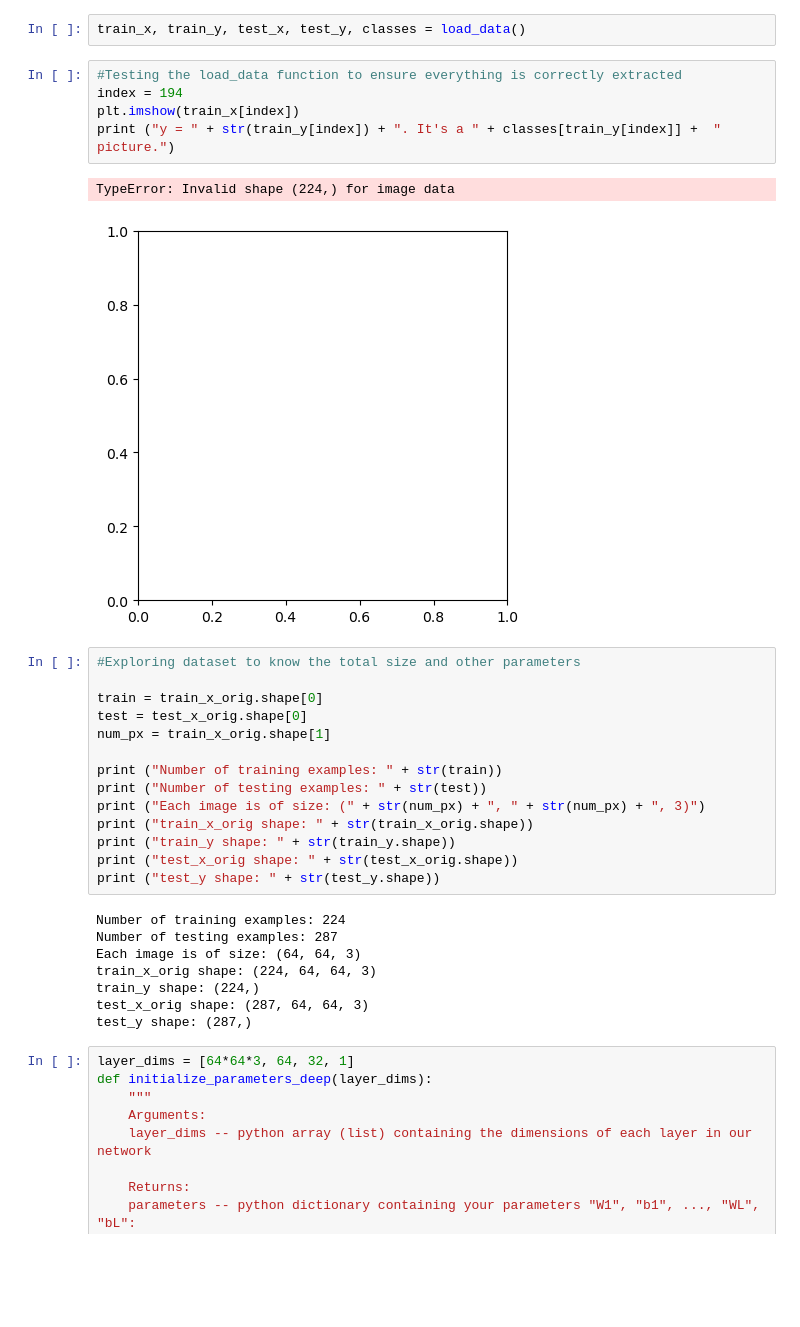
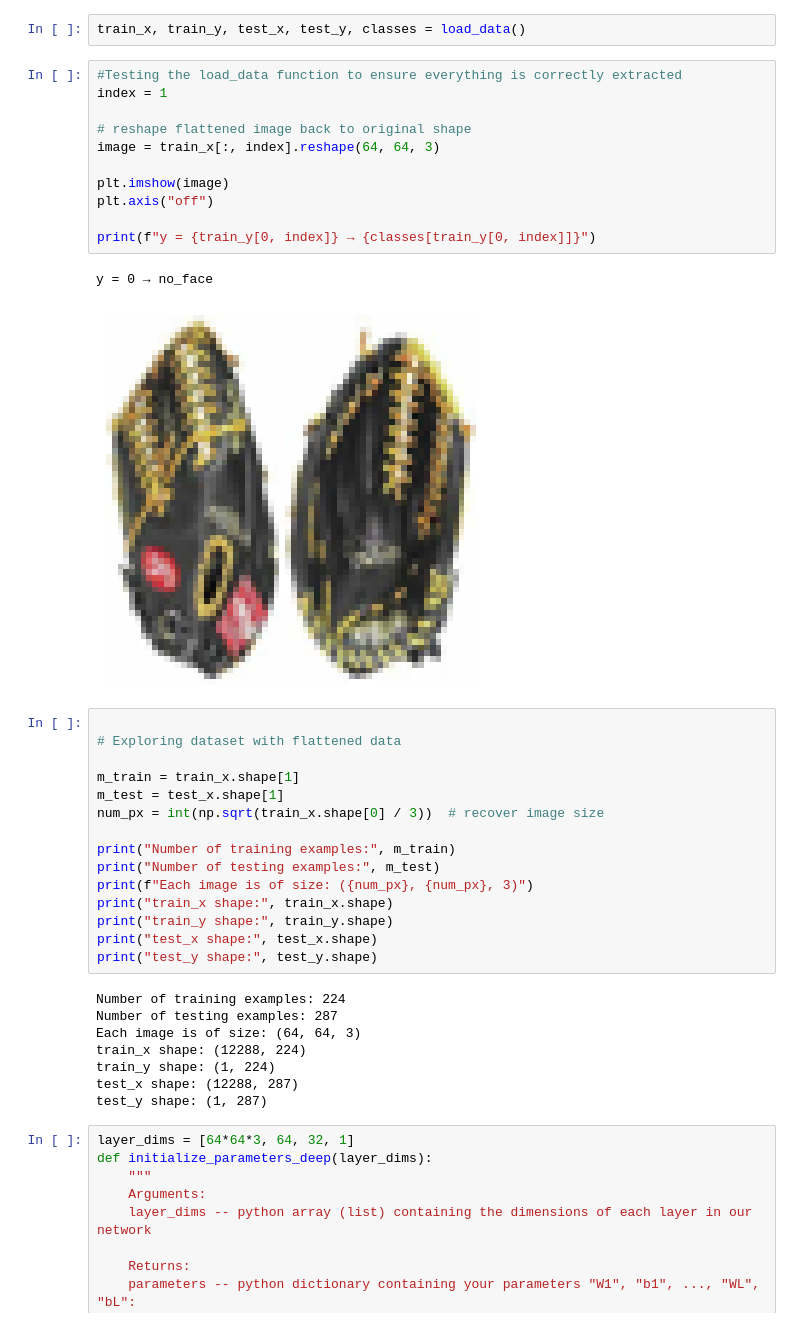
Before and after one commit to theresegatsing/Face-Detection, a Jupyter notebook: Untitled.ipynb, the cells around one changed output. Saved outputs shown, nothing was run; the diff lists cells and outputs as text; blank space fills up the shorter version.

```diff
--- a/Untitled.ipynb
+++ b/Untitled.ipynb
@@ -56,34 +56,41 @@ def load_data(data_dir="dataset", img_size=(64, 64)):
 train_x, train_y, test_x, test_y, classes = load_data()
 # %%
 #Testing the load_data function to ensure everything is correctly extracted
-index = 194
-plt.imshow(train_x[index])
-print ("y = " + str(train_y[index]) + ". It's a " + classes[train_y[index]] +  " picture.")
+index = 1
+
+# reshape flattened image back to original shape
+image = train_x[:, index].reshape(64, 64, 3)
+
+plt.imshow(image)
+plt.axis("off")
+
+print(f"y = {train_y[0, index]} → {classes[train_y[0, index]]}")
 # %% [output]
-TypeError: Invalid shape (224,) for image data
+y = 0 → no_face
-[figure, old version]
+[figure, new version]
 # %%
-#Exploring dataset to know the total size and other parameters
 
-train = train_x_orig.shape[0]
-test = test_x_orig.shape[0]
-num_px = train_x_orig.shape[1]
+# Exploring dataset with flattened data
 
-print ("Number of training examples: " + str(train))
-print ("Number of testing examples: " + str(test))
-print ("Each image is of size: (" + str(num_px) + ", " + str(num_px) + ", 3)")
-print ("train_x_orig shape: " + str(train_x_orig.shape))
-print ("train_y shape: " + str(train_y.shape))
-print ("test_x_orig shape: " + str(test_x_orig.shape))
-print ("test_y shape: " + str(test_y.shape))
+m_train = train_x.shape[1]
+m_test = test_x.shape[1]
+num_px = int(np.sqrt(train_x.shape[0] / 3))  # recover image size
+
+print("Number of training examples:", m_train)
+print("Number of testing examples:", m_test)
+print(f"Each image is of size: ({num_px}, {num_px}, 3)")
+print("train_x shape:", train_x.shape)
+print("train_y shape:", train_y.shape)
+print("test_x shape:", test_x.shape)
+print("test_y shape:", test_y.shape)
 # %% [output]
 Number of training examples: 224
 Number of testing examples: 287
 Each image is of size: (64, 64, 3)
-train_x_orig shape: (224, 64, 64, 3)
-train_y shape: (224,)
-test_x_orig shape: (287, 64, 64, 3)
-test_y shape: (287,)
+train_x shape: (12288, 224)
+train_y shape: (1, 224)
+test_x shape: (12288, 287)
+test_y shape: (1, 287)
 # %%
 layer_dims = [64*64*3, 64, 32, 1]
 def initialize_parameters_deep(layer_dims):
```
Also changed, not shown: parts of 7 cells of this notebook.
